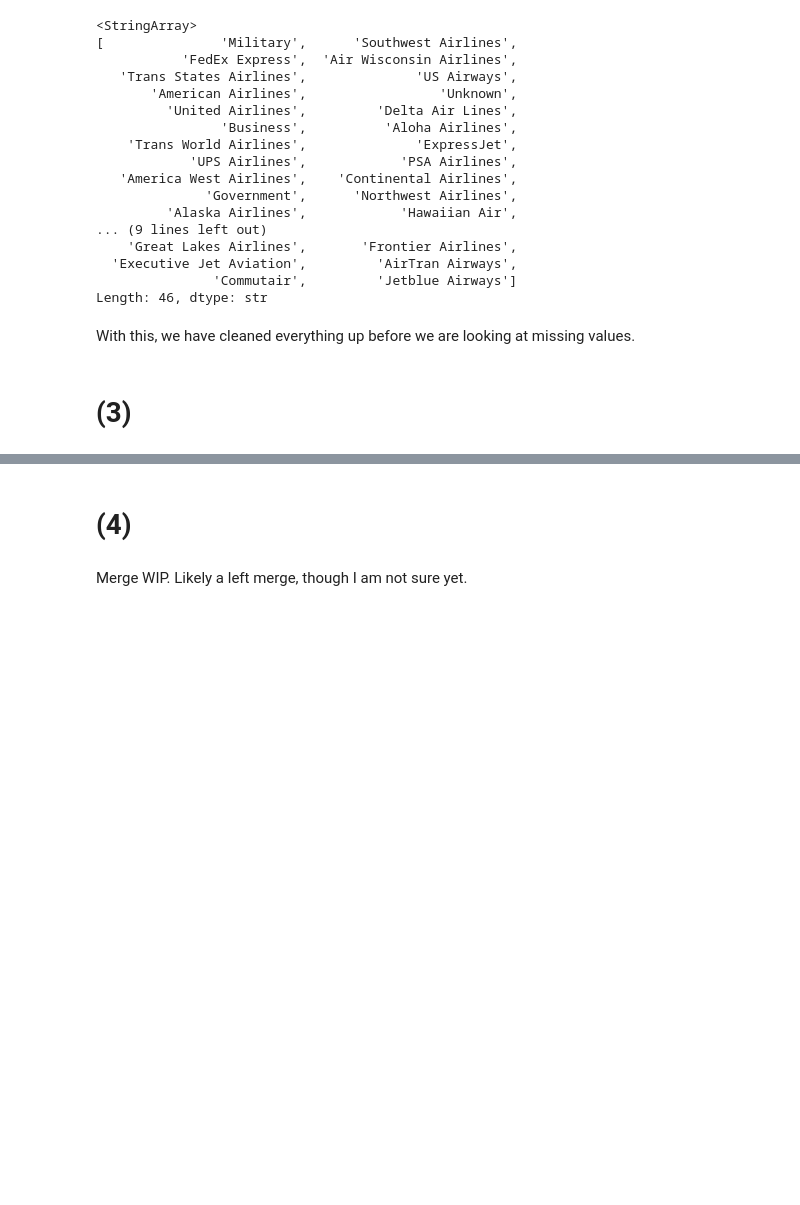
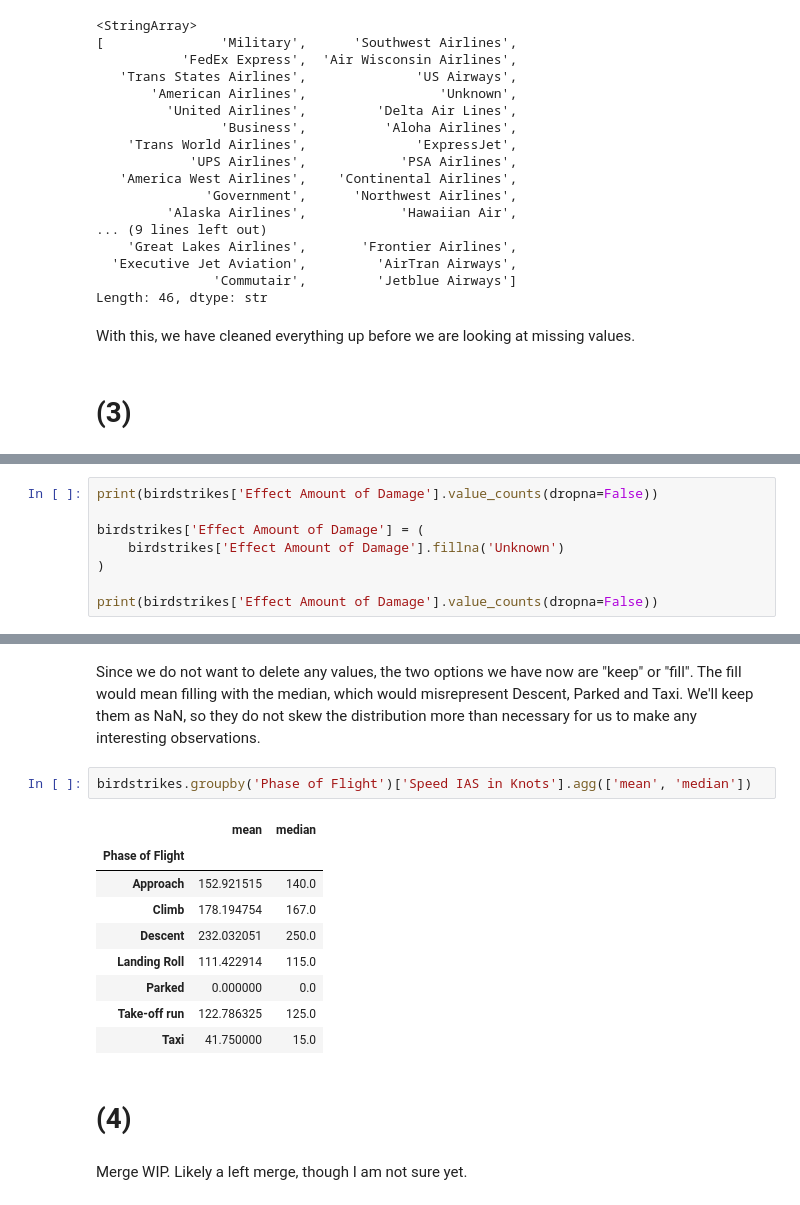
Before and after one commit to hotelFabie/LabComposition, a Jupyter notebook: Analysis & Visualization/Project/project.ipynb, the cells around one changed output, grey strips where cells are left out. Cells and saved outputs as stored; diff of their text form; blank space fills up the shorter version.

```diff
--- a/Analysis & Visualization/Project/project.ipynb
+++ b/Analysis & Visualization/Project/project.ipynb
@@ -392,0 +390,8 @@ birdstrikes[birdstrikes['Cost Total $'] != 0][['Cost Total $', 'Cost Repair', 'C
+# %%
+print(birdstrikes['Effect Amount of Damage'].value_counts(dropna=False))
+
+birdstrikes['Effect Amount of Damage'] = (
+    birdstrikes['Effect Amount of Damage'].fillna('Unknown')
+)
+
+print(birdstrikes['Effect Amount of Damage'].value_counts(dropna=False))
@@ -393,3 +430,19 @@ birdstrikes[birdstrikes['Cost Total $'] != 0][['Cost Total $', 'Cost Repair', 'C
+# %% [markdown]
+Since we do not want to delete any values, the two options we have now are "keep" or "fill".
+The fill would mean filling with the median, which would misrepresent Descent, Parked and Taxi.
+We'll keep them as NaN, so they do not skew the distribution more than necessary for us to make any interesting observations.
+# %%
+birdstrikes.groupby('Phase of Flight')['Speed IAS in Knots'].agg(['mean', 'median'])
+# %% [output]
+|  | mean | median |
+| Phase of Flight |  |  |
+| Approach | 152.921515 | 140.0 |
+| Climb | 178.194754 | 167.0 |
+| Descent | 232.032051 | 250.0 |
+| Landing Roll | 111.422914 | 115.0 |
+| Parked | 0.000000 | 0.0 |
+| Take-off run | 122.786325 | 125.0 |
+| Taxi | 41.750000 | 15.0 |
 # %% [markdown]
 # (4)
 # %% [markdown]
```
Also changed, not shown: parts of 9 cells of this notebook.
